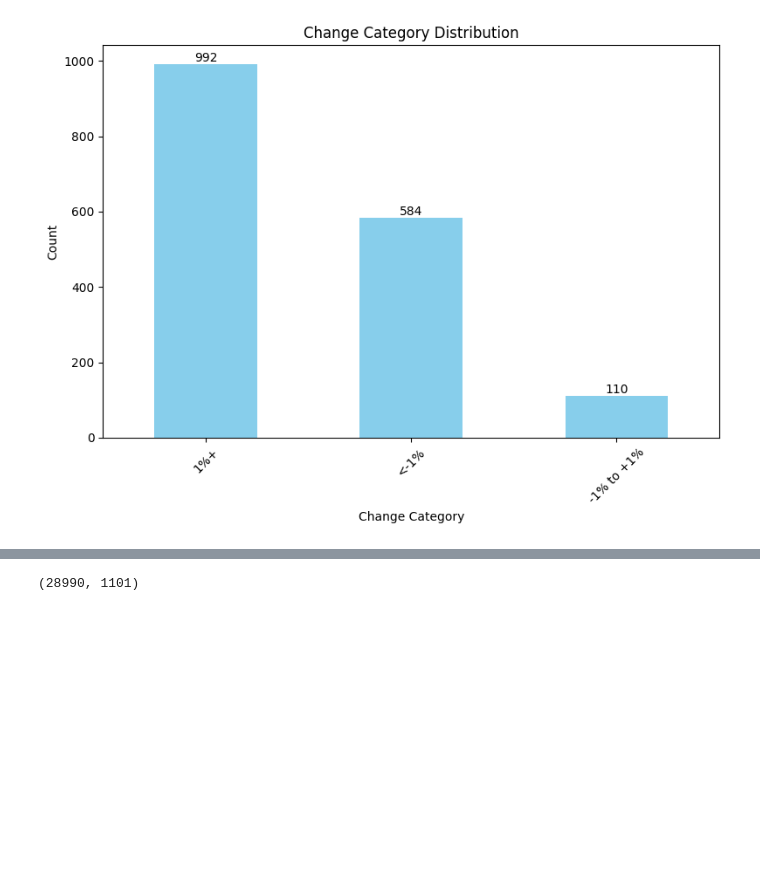
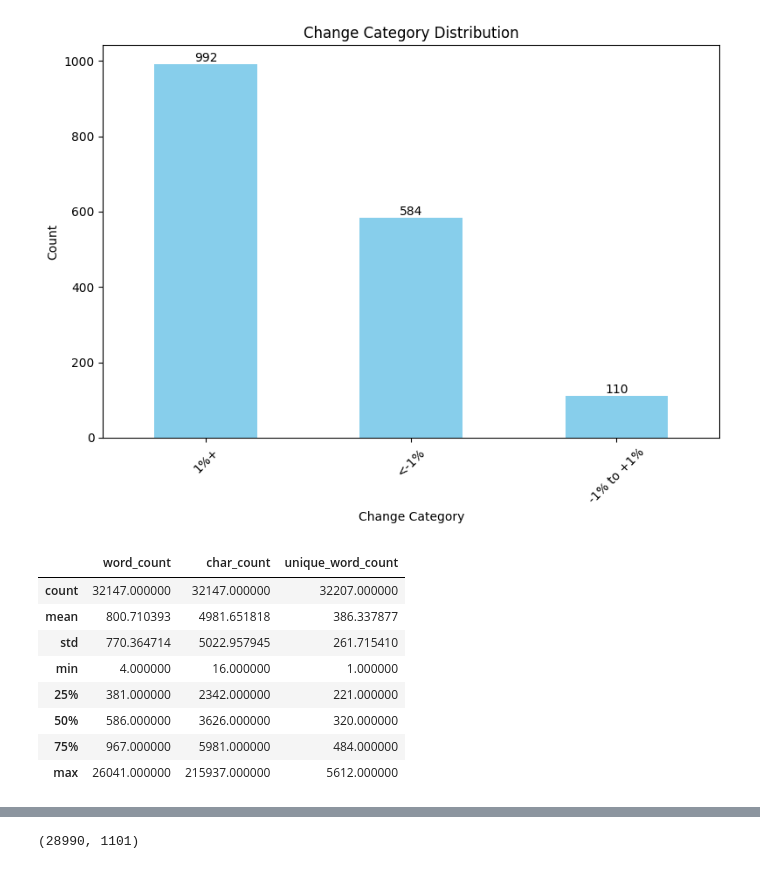
Before and after one commit to ReAlex1902/stock-trend-pred, a Jupyter notebook: modeling_v2.ipynb, the cells around one changed output, grey strips where cells are left out. Cells and saved outputs as stored; diff of their text form; code cells hidden in the pictures; blank space fills up the shorter version.

```diff
--- a/modeling_v2.ipynb
+++ b/modeling_v2.ipynb
@@ -361,3 +354,24 @@ for company_ticker in company_tickers:
     df_texts = pd.concat([df_texts, df])
 
 df_texts['combined_text'] = df_texts['title'] + '\n' + df_texts['content']
+# %%
+# Создаем новый DataFrame с рассчитанными данными
+df_texts_stats = pd.DataFrame()
+
+# Добавляем новые колонки с рассчитанными значениями
+df_texts_stats['word_count'] = df_texts['combined_text'].str.split().str.len()
+df_texts_stats['char_count'] = df_texts['combined_text'].str.len()
+df_texts_stats['unique_word_count'] = df_texts['combined_text'].apply(lambda x: len(set(str(x).split())))
+
+# Выводим получившийся DataFrame
+df_texts_stats.describe()
+# %% [output]
+|  | word_count | char_count | unique_word_count |
+| count | 32147.000000 | 32147.000000 | 32207.000000 |
+| mean | 800.710393 | 4981.651818 | 386.337877 |
+| std | 770.364714 | 5022.957945 | 261.715410 |
+| min | 4.000000 | 16.000000 | 1.000000 |
+| 25% | 381.000000 | 2342.000000 | 221.000000 |
+| 50% | 586.000000 | 3626.000000 | 320.000000 |
+| 75% | 967.000000 | 5981.000000 | 484.000000 |
+| max | 26041.000000 | 215937.000000 | 5612.000000 |
```
Also changed, not shown: parts of 8 cells of this notebook.
